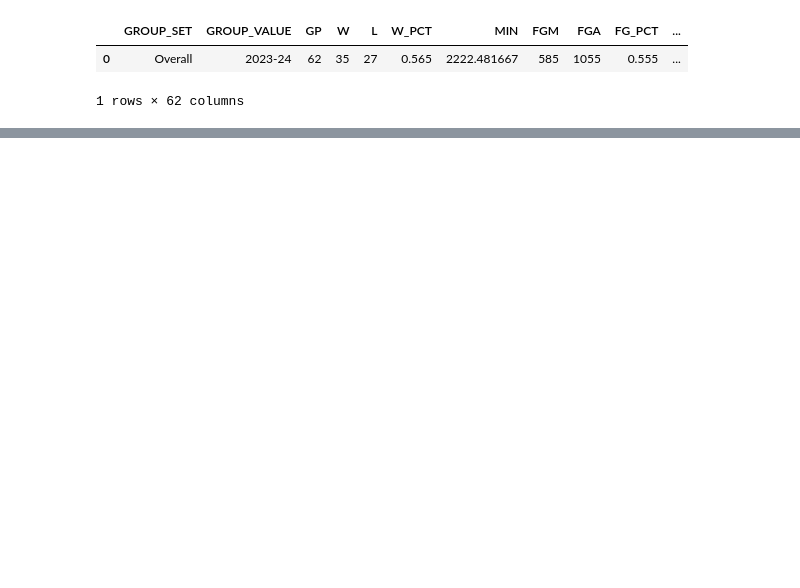
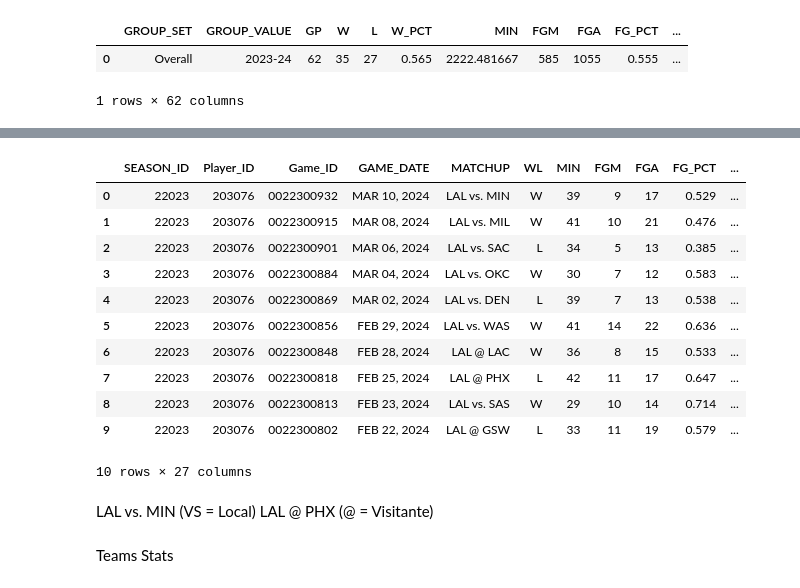
Before and after one commit to sebacent/ProyectoDS, a Jupyter notebook: src/explore.ipynb, the cells around one changed output, grey strips where cells are left out. Saved outputs shown, nothing was run; the diff lists cells and outputs as text; code cells hidden in the pictures; blank space fills up the shorter version.

```diff
--- a/src/explore.ipynb
+++ b/src/explore.ipynb
@@ -168,0 +103,20 @@ scheduleFrame
+# %%
+df.head(10)
+# %% [output]
+|  | SEASON_ID | Player_ID | Game_ID | GAME_DATE | MATCHUP | WL | MIN | FGM | FGA | FG_PCT | ... |
+| 0 | 22023 | 203076 | 0022300932 | MAR 10, 2024 | LAL vs. MIN | W | 39 | 9 | 17 | 0.529 | ... |
+| 1 | 22023 | 203076 | 0022300915 | MAR 08, 2024 | LAL vs. MIL | W | 41 | 10 | 21 | 0.476 | ... |
+| 2 | 22023 | 203076 | 0022300901 | MAR 06, 2024 | LAL vs. SAC | L | 34 | 5 | 13 | 0.385 | ... |
+| 3 | 22023 | 203076 | 0022300884 | MAR 04, 2024 | LAL vs. OKC | W | 30 | 7 | 12 | 0.583 | ... |
+| 4 | 22023 | 203076 | 0022300869 | MAR 02, 2024 | LAL vs. DEN | L | 39 | 7 | 13 | 0.538 | ... |
+| 5 | 22023 | 203076 | 0022300856 | FEB 29, 2024 | LAL vs. WAS | W | 41 | 14 | 22 | 0.636 | ... |
+| 6 | 22023 | 203076 | 0022300848 | FEB 28, 2024 | LAL @ LAC | W | 36 | 8 | 15 | 0.533 | ... |
+| 7 | 22023 | 203076 | 0022300818 | FEB 25, 2024 | LAL @ PHX | L | 42 | 11 | 17 | 0.647 | ... |
+| 8 | 22023 | 203076 | 0022300813 | FEB 23, 2024 | LAL vs. SAS | W | 29 | 10 | 14 | 0.714 | ... |
+| 9 | 22023 | 203076 | 0022300802 | FEB 22, 2024 | LAL @ GSW | L | 33 | 11 | 19 | 0.579 | ... |
+10 rows × 27 columns
+# %% [markdown]
+LAL vs. MIN	(VS = Local)
+LAL @ PHX	(@ = Visitante)
+# %% [markdown]
+Teams Stats
```
Also changed, not shown: parts of 17 cells of this notebook, 1 other file.
